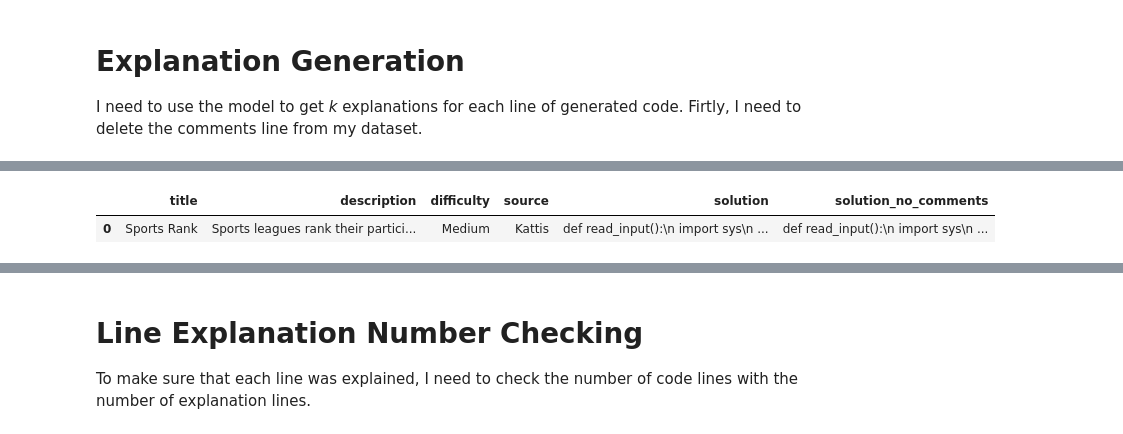
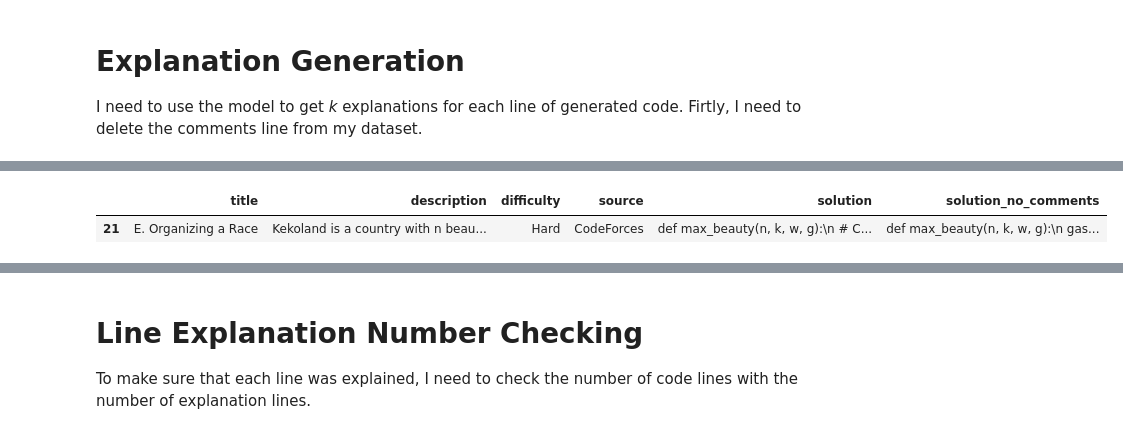
Before and after one commit to CristinaRacovita/codegen-uncertainty, a Jupyter notebook: explanations_generation.ipynb, the cells around one changed output, grey strips where cells are left out. Cells and saved outputs as stored; diff of their text form; code cells hidden in the pictures.

```diff
--- a/explanations_generation.ipynb
+++ b/explanations_generation.ipynb
@@ -106,5 +160,5 @@ def add_explanations(solutions, programming_language, explanations):
-# %%
-python_solutions[0:1]
-# %% [output]
-|  | title | description | difficulty | source | solution | solution_no_comments |
-| 0 | Sports Rank | Sports leagues rank their partici... | Medium | Kattis | def read_input():\n import sys\n ... | def read_input():\n import sys\n ... |
+# %%
+python_solutions[21:22]
+# %% [output]
+|  | title | description | difficulty | source | solution | solution_no_comments |
+| 21 | E. Organizing a Race | Kekoland is a country with n beau... | Hard | CodeForces | def max_beauty(n, k, w, g):\n # C... | def max_beauty(n, k, w, g):\n gas... |
```
Also changed, not shown: parts of 31 cells of this notebook, 13 other files.
